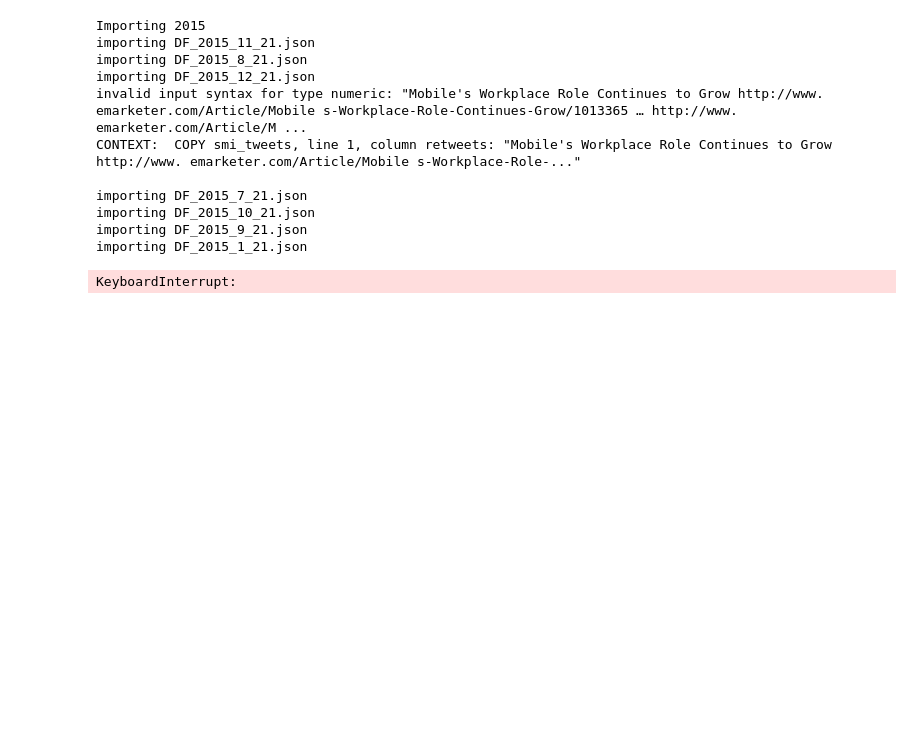
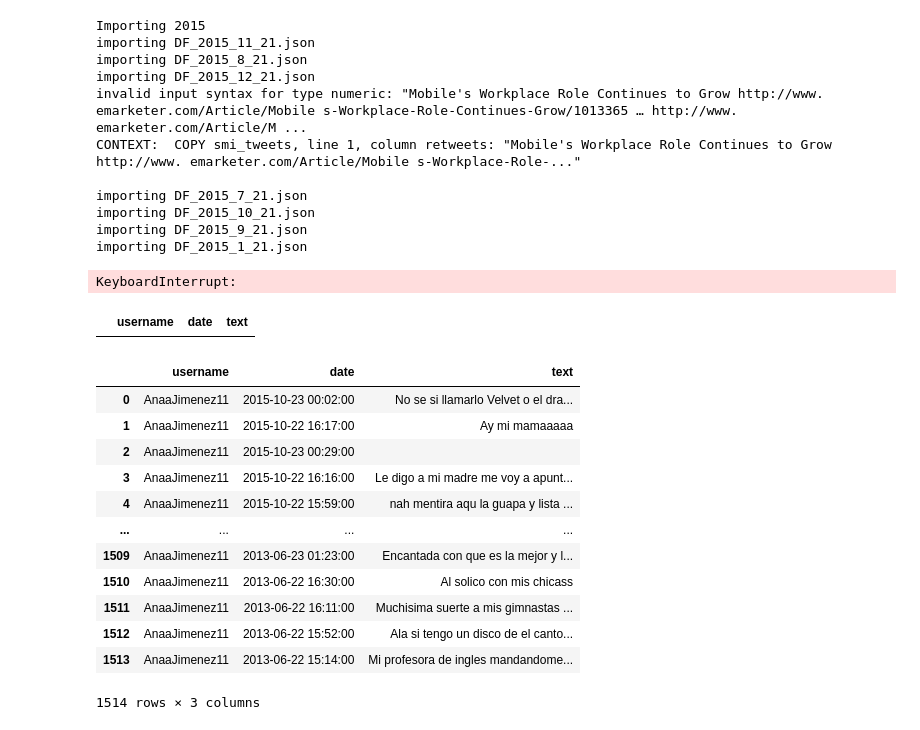
Before and after one commit to manugaco/cons_app, a Jupyter notebook: SMI_0_database/dev/create_fill_db.ipynb, the cells around one changed output. Saved outputs shown, nothing was run; the diff lists cells and outputs as text; code cells hidden in the pictures; blank space fills up the shorter version.

```diff
--- a/SMI_0_database/dev/create_fill_db.ipynb
+++ b/SMI_0_database/dev/create_fill_db.ipynb
@@ -699,0 +702,26 @@ KeyboardInterrupt:
+# %%
+db_fetch = cur.fetchall()
+# %%
+df_prueba = pd.DataFrame(db_fetch, columns = ['username', 'date', 'text'])
+# %%
+df_prueba[df_prueba['text'] != '']
+# %% [output]
+|  | username | date | text |
+# %%
+df_prueba['text'] = df_prueba['text'].apply(lambda r: ' '.join(re.sub("(@[A-Za-z0-9]+)|([^0-9A-Za-z \t])|(\w+:\/\/\S+)"," ",r).split()))
+# %%
+df_prueba
+# %% [output]
+|  | username | date | text |
+| 0 | AnaaJimenez11 | 2015-10-23 00:02:00 | No se si llamarlo Velvet o el dra... |
+| 1 | AnaaJimenez11 | 2015-10-22 16:17:00 | Ay mi mamaaaaa |
+| 2 | AnaaJimenez11 | 2015-10-23 00:29:00 |  |
+| 3 | AnaaJimenez11 | 2015-10-22 16:16:00 | Le digo a mi madre me voy a apunt... |
+| 4 | AnaaJimenez11 | 2015-10-22 15:59:00 | nah mentira aqu la guapa y lista ... |
+| ... | ... | ... | ... |
+| 1509 | AnaaJimenez11 | 2013-06-23 01:23:00 | Encantada con que es la mejor y l... |
+| 1510 | AnaaJimenez11 | 2013-06-22 16:30:00 | Al solico con mis chicass |
+| 1511 | AnaaJimenez11 | 2013-06-22 16:11:00 | Muchisima suerte a mis gimnastas ... |
+| 1512 | AnaaJimenez11 | 2013-06-22 15:52:00 | Ala si tengo un disco de el canto... |
+| 1513 | AnaaJimenez11 | 2013-06-22 15:14:00 | Mi profesora de ingles mandandome... |
+1514 rows × 3 columns
```
Also changed, not shown: parts of 1 cell of this notebook, 7 other files.
